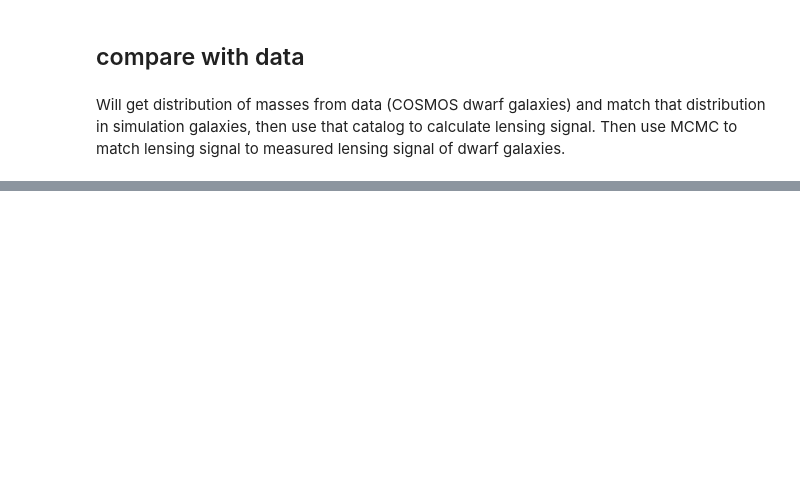
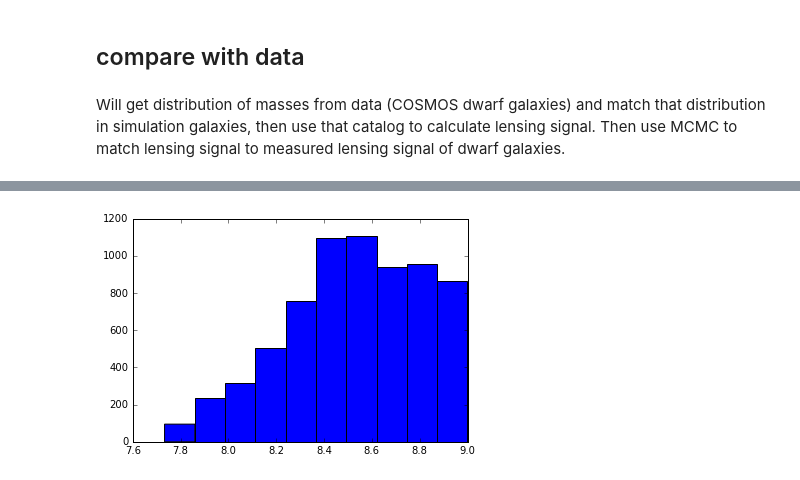
Before and after one commit to f-ardila/dwarf_lensing, a Jupyter notebook: dwarf_lensing.ipynb, the cells around one changed output, grey strips where cells are left out. Drawn from its saved outputs; the diff is of its cells as text; code cells hidden in the pictures; blank space fills up the shorter version.

```diff
--- a/dwarf_lensing.ipynb
+++ b/dwarf_lensing.ipynb
@@ -395,0 +441,4 @@ Will get distribution of masses from data (COSMOS dwarf galaxies) and match that
+# %%
+dwarf_sample_data  = fits.open(dwarf_sample_file)[1].data
+print dwarf_sample_data.columns
+dwarf_masses = dwarf_sample_data['mass_med']
@@ -395,0 +463,5 @@ Will get distribution of masses from data (COSMOS dwarf galaxies) and match that
+# %%
+plt.hist(dwarf_masses)
+plt.show()
+# %% [output]
+[figure, added]
```
Also changed, not shown: parts of 9 cells of this notebook.
